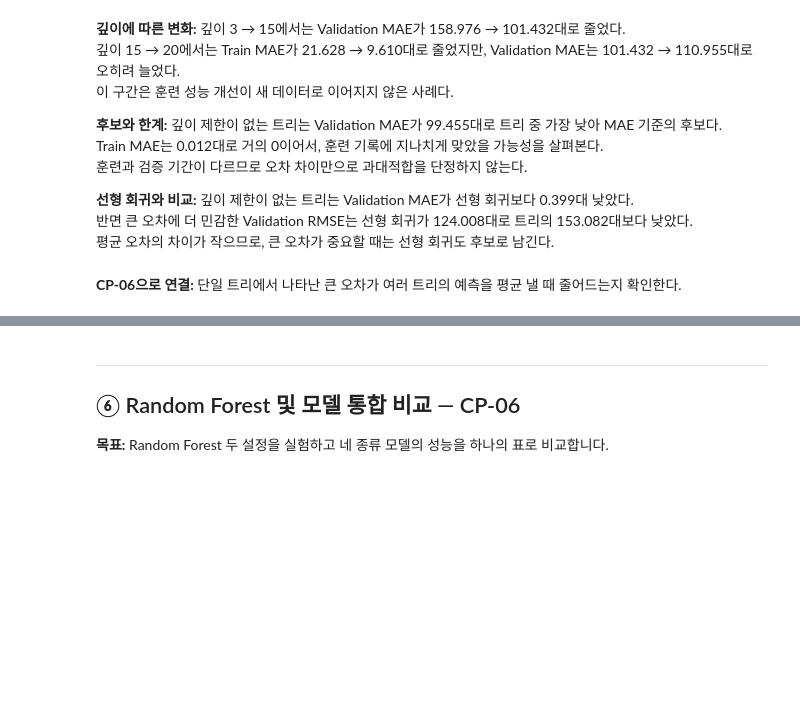
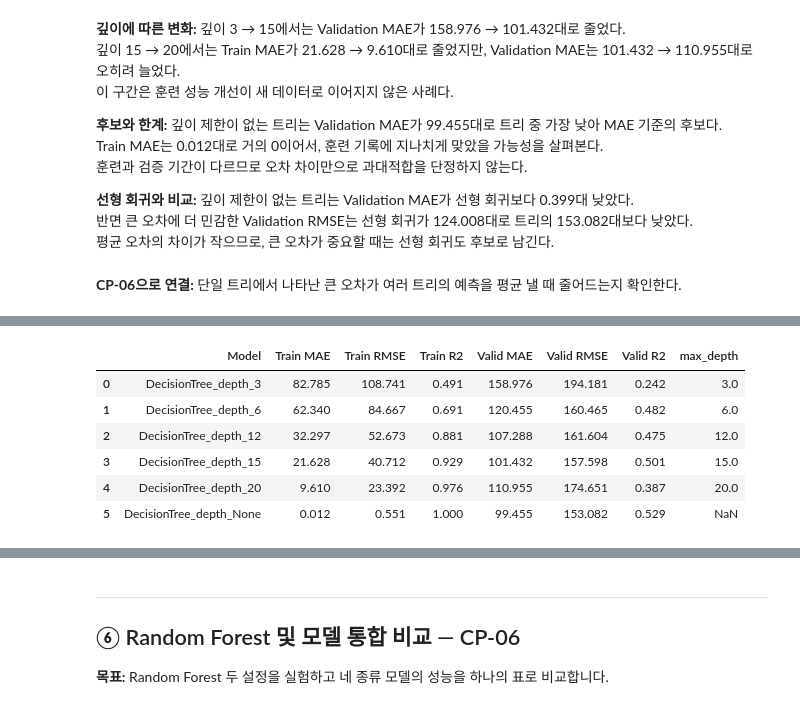
Before and after one commit to jaemin-devlog/ai-mini-projects, a Jupyter notebook: mini-project-01/code/01_regression_bike_demand.ipynb, the cells around one changed output, grey strips where cells are left out. Cells and saved outputs as stored; diff of their text form; code cells hidden in the pictures; blank space fills up the shorter version.

```diff
--- a/mini-project-01/code/01_regression_bike_demand.ipynb
+++ b/mini-project-01/code/01_regression_bike_demand.ipynb
@@ -775,0 +1005,44 @@ Train MAE는 0.012대로 거의 0이어서, 훈련 기록에 지나치게 맞았
+# %%
+from sklearn.tree import DecisionTreeRegressor
+
+# [공통] 실험 설정 및 저장 구조
+depths = [3, 6, 12, 15, 20, None]  # 결정 트리의 최대 깊이 후보, 15, 20, None은 과적합 여부 확인용
+tree_models = {}
+tree_results = []
+
+# TODO 5-1~5-3. 각 깊이별 Pipeline 생성·학습·평가 결과 수집
+for d in depths:
+    # TODO 5-1. 전처리 + DecisionTreeRegressor(max_depth=d, random_state=42)
+    model = Pipeline([
+        ("preprocessor", make_preprocessor()),  # CP-03에서 만든 전처리
+        ("model", DecisionTreeRegressor(
+            max_depth=d,      # 이번 반복에서 사용할 트리 깊이
+            random_state=42,  # 같은 조건에서 결과를 재현하기 위한 설정
+        )),
+    ])
+
+    # TODO 5-2. 모델 학습
+    model.fit(X_train, y_train)
+
+    # [공통] 학습한 모델 보관
+    tree_models[d] = model
+
+    # TODO 5-3. summarize()로 성능 결과 수집
+    row = summarize(f"DecisionTree_depth_{d}", model)
+    tree_results.append(row)  # 결정 트리끼리 비교할 결과에 추가
+    results.append(row)       # 이후 전체 모델 비교에 사용할 결과에 추가
+
+# [공통] 결과 정리
+tree_df = pd.DataFrame(tree_results)
+tree_df["max_depth"] = depths
+display(tree_df.round(3))
+# 추가한 여섯 설정 중 깊이 제한이 없는 트리의 Validation MAE가 가장 낮았다.
+# 선형 회귀와의 비교 및 자세한 해석은 아래 비교표에서 확인한다.
+# %% [output]
+|  | Model | Train MAE | Train RMSE | Train R2 | Valid MAE | Valid RMSE | Valid R2 | max_depth |
+| 0 | DecisionTree_depth_3 | 82.785 | 108.741 | 0.491 | 158.976 | 194.181 | 0.242 | 3.0 |
+| 1 | DecisionTree_depth_6 | 62.340 | 84.667 | 0.691 | 120.455 | 160.465 | 0.482 | 6.0 |
+| 2 | DecisionTree_depth_12 | 32.297 | 52.673 | 0.881 | 107.288 | 161.604 | 0.475 | 12.0 |
+| 3 | DecisionTree_depth_15 | 21.628 | 40.712 | 0.929 | 101.432 | 157.598 | 0.501 | 15.0 |
+| 4 | DecisionTree_depth_20 | 9.610 | 23.392 | 0.976 | 110.955 | 174.651 | 0.387 | 20.0 |
+| 5 | DecisionTree_depth_None | 0.012 | 0.551 | 1.000 | 99.455 | 153.082 | 0.529 | NaN |
```
Also changed, not shown: parts of 19 cells of this notebook.
